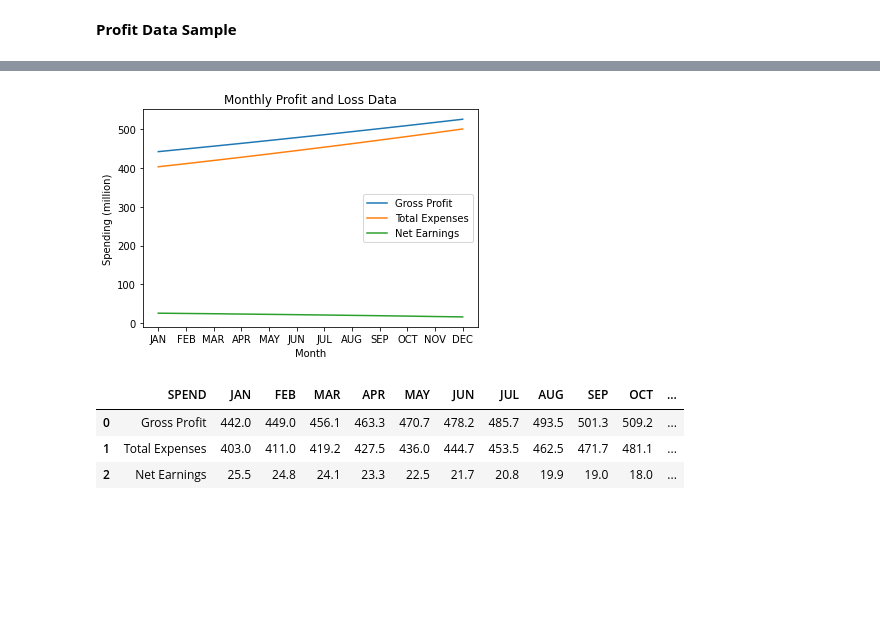
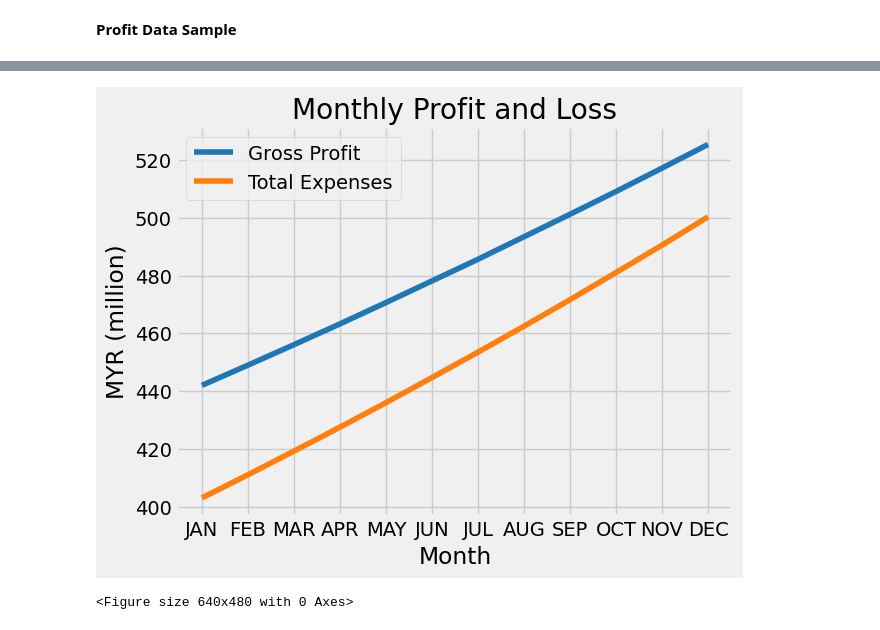
Before and after one commit to nazRainer/data_visual, a Jupyter notebook: sample_profit.ipynb, the cells around one changed output, grey strips where cells are left out. Drawn from its saved outputs; the diff is of its cells as text; code cells hidden in the pictures; blank space fills up the shorter version.

```diff
--- a/sample_profit.ipynb
+++ b/sample_profit.ipynb
@@ -5,32 +21,40 @@
 # %%
+# import pandas and matplotlib library
 import pandas as pd
 from matplotlib import pyplot as plt
 
+# restore rc params
+plt.rcdefaults()
+
+# change style. can search https://matplotlib.org/3.2.1/gallery/style_sheets/style_sheets_reference.html
+plt.style.use('fivethirtyeight')
+# cartoonish style : plt.xkcd()
+
+# initialize csv data (pandas)
 data = pd.read_csv('profit-loss.csv')
 
+# initialize attribute
 month = data['Month']
 profit = data['Gross Profit']
 expense = data['Total Expenses']
 net = data['Net Earnings']
 
-plt.plot(month, profit, label = 'Gross Profit')
-plt.plot(month, expense, label = 'Total Expenses')
-plt.plot(month, net, label = 'Net Earnings')
+# define colour
+colors = ['#1f77b4', '#aec7e8', '#ff7f0e', '#ffbb78', '#2ca02c', '#98df8a']
 
-plt.legend()
-plt.title('Monthly Profit and Loss Data')
-plt.ylabel('Spending (million)')
-plt.xlabel('Month')
+# plot (x,y)
+plt.plot(month, profit, color=colors[0], label = 'Gross Profit')
+plt.plot(month, expense, color=colors[2], label = 'Total Expenses')
+#plt.plot(month, net, color=colors[4], label = 'Net Earnings')
 
-plt.savefig("plot.png")
+plt.legend() # legend
+plt.title('Monthly Profit and Loss') # title
+plt.ylabel('MYR (million)') # y-label
+plt.xlabel('Month') # x-label
 
-plt.show()
+plt.show() # show figure
+
+plt.savefig("Monthly Profit and Loss.png") # save figure
 # %% [output]
-[figure, old version]
+[figure, new version]
+<Figure size 640x480 with 0 Axes>
-# %%
-data.head()
-# %% [output]
-|  | SPEND | JAN | FEB | MAR | APR | MAY | JUN | JUL | AUG | SEP | OCT | ... |
-| 0 | Gross Profit | 442.0 | 449.0 | 456.1 | 463.3 | 470.7 | 478.2 | 485.7 | 493.5 | 501.3 | 509.2 | ... |
-| 1 | Total Expenses | 403.0 | 411.0 | 419.2 | 427.5 | 436.0 | 444.7 | 453.5 | 462.5 | 471.7 | 481.1 | ... |
-| 2 | Net Earnings | 25.5 | 24.8 | 24.1 | 23.3 | 22.5 | 21.7 | 20.8 | 19.9 | 19.0 | 18.0 | ... |
```
Also changed, not shown: parts of 1 cell of this notebook.
